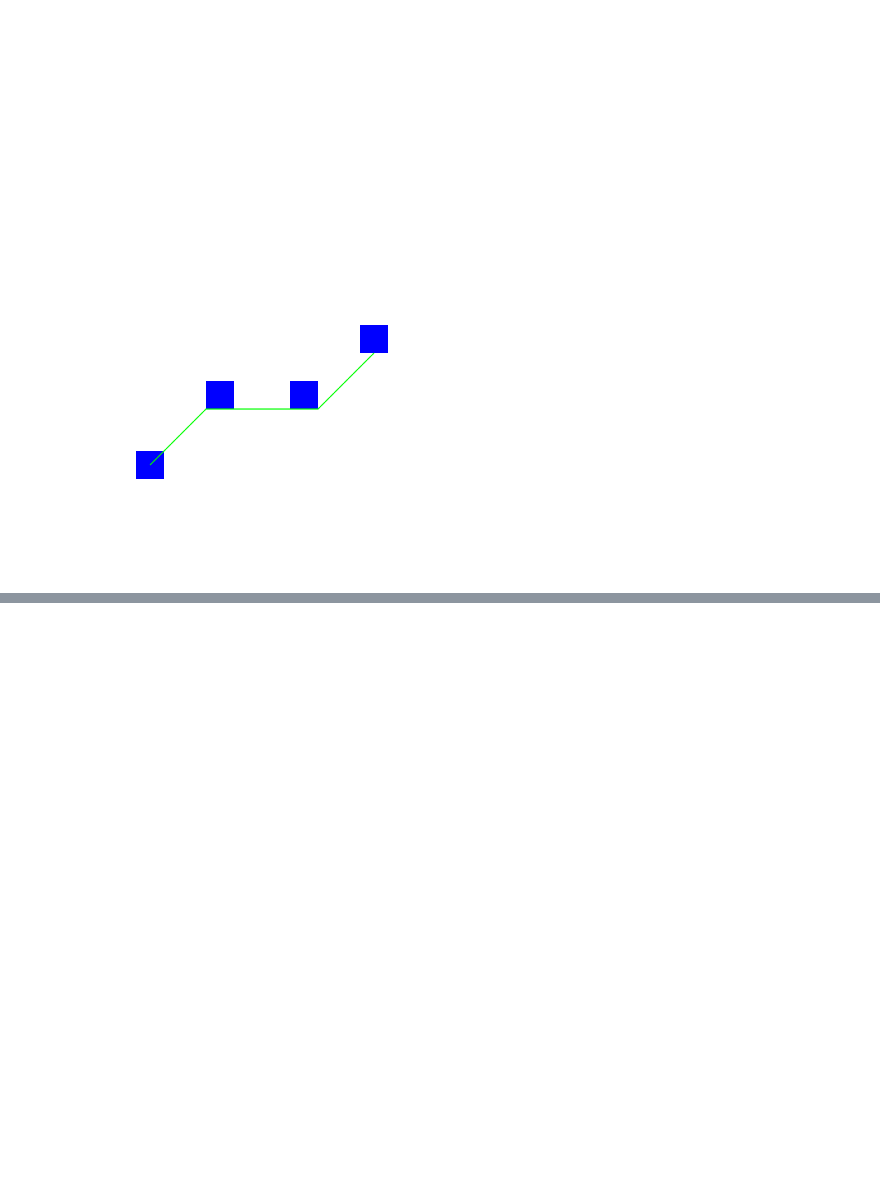
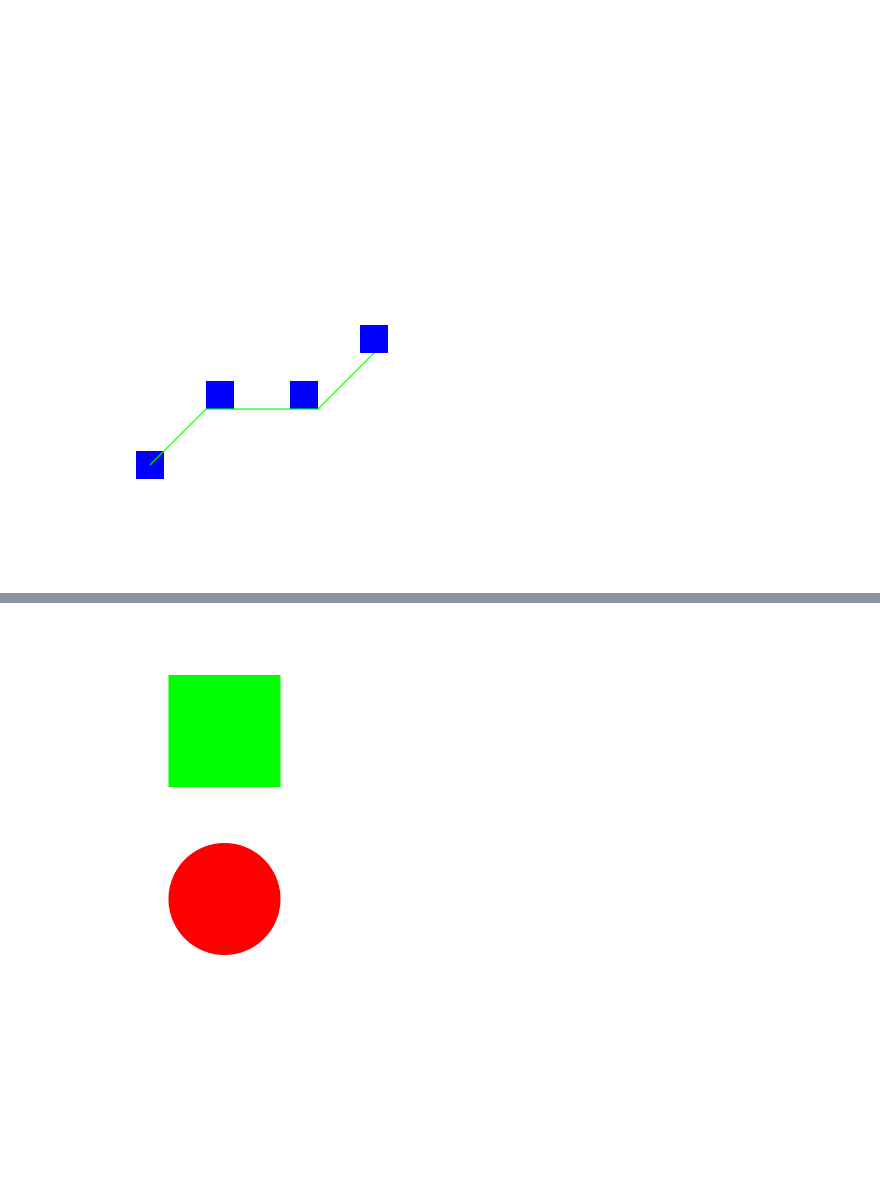
Before and after one commit to jon21o/Drawing, a Jupyter notebook: test_shapes1.ipynb, the cells around one changed output, grey strips where cells are left out. Cells and saved outputs as stored; diff of their text form; code cells hidden in the pictures; blank space fills up the shorter version.

```diff
--- a/test_shapes1.ipynb
+++ b/test_shapes1.ipynb
@@ -210,0 +227,18 @@ def draw(context, width, height):
+# %%
+@disp
+def draw(context, width, height):
+    rect1 = Shapes.My_Rectangle(
+        ref_pt="center", ref_pt_x=333, ref_pt_y=500, width=200, height=200
+    )
+    circ1 = Shapes.My_Circle(
+        ref_pt="center", ref_pt_x=333, ref_pt_y=500, radius=100
+    )
+
+    context.save()
+    circ1.clip(context, *colors.blue)
+    rect1.draw_fill(context, *colors.red)
+    rect1.translate(0, 300)
+    context.restore()
+    rect1.draw_fill(context, *colors.green)
+# %% [output]
+[figure, added]
```
Also changed, not shown: parts of 1 cell of this notebook, 1 other file.
